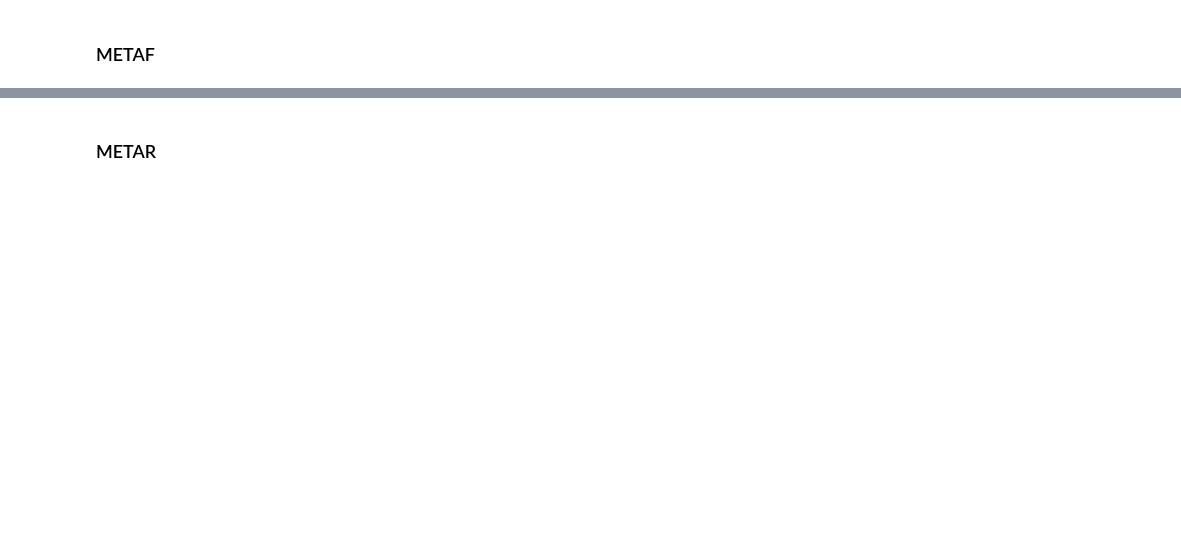
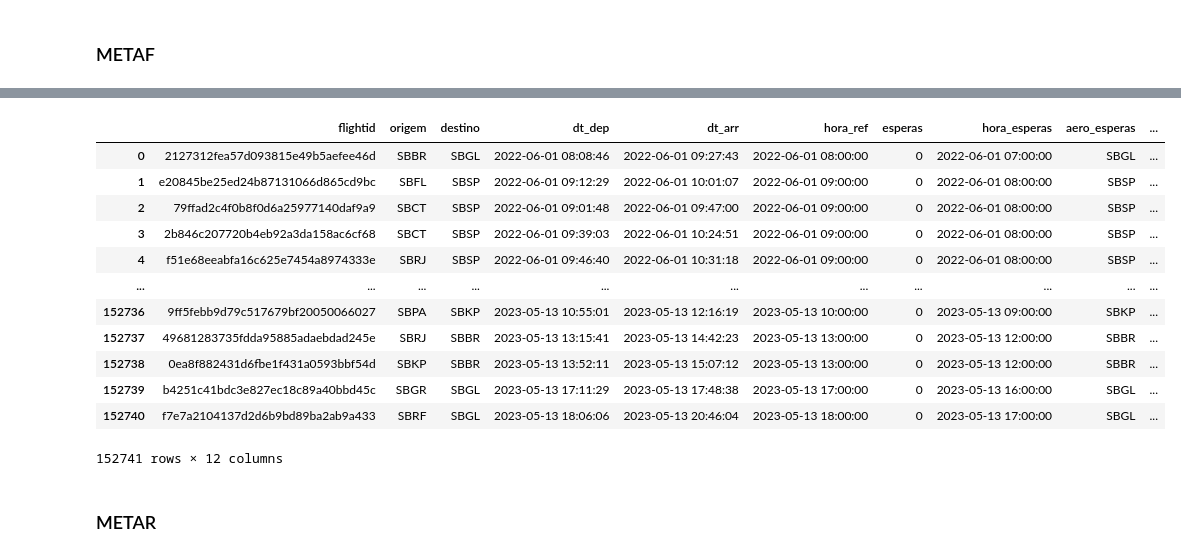
Before and after one commit to UFRJ-Analytica/competicao-ita, a Jupyter notebook: main.ipynb, the cells around one changed output, grey strips where cells are left out. Saved outputs shown, nothing was run; the diff lists cells and outputs as text; code cells hidden in the pictures; blank space fills up the shorter version.

```diff
--- a/main.ipynb
+++ b/main.ipynb
@@ -110,0 +135,3 @@ esperas
+# %%
+esperas['hora_esperas'] = esperas['hora_esperas'] + timedelta(hours=1)
+esperas['hora_esperas']
@@ -110,0 +153,3 @@ esperas
+# %%
+merge1['hora_esperas']  = merge1['hora_esperas'] - timedelta(hours=1)
+merge1
@@ -130,3 +200,22 @@ metaf
+# %%
+metaf['hora_metaf'] = metaf['hora_metaf'] - timedelta(hours=1)
+merge1 = pd.merge(merge1, metaf, left_on=['hora_ref', 'destino'], right_on=['hora_metaf', 'aero_metaf'], how='inner')
+merge1['hora_metaf']  = merge1['hora_metaf'] + timedelta(hours=1)
+merge1
+# %% [output]
+|  | flightid | origem | destino | dt_dep | dt_arr | hora_ref | esperas | hora_esperas | aero_esperas | ... |
+| 0 | 2127312fea57d093815e49b5aefee46d | SBBR | SBGL | 2022-06-01 08:08:46 | 2022-06-01 09:27:43 | 2022-06-01 08:00:00 | 0 | 2022-06-01 07:00:00 | SBGL | ... |
+| 1 | e20845be25ed24b87131066d865cd9bc | SBFL | SBSP | 2022-06-01 09:12:29 | 2022-06-01 10:01:07 | 2022-06-01 09:00:00 | 0 | 2022-06-01 08:00:00 | SBSP | ... |
+| 2 | 79ffad2c4f0b8f0d6a25977140daf9a9 | SBCT | SBSP | 2022-06-01 09:01:48 | 2022-06-01 09:47:00 | 2022-06-01 09:00:00 | 0 | 2022-06-01 08:00:00 | SBSP | ... |
+| 3 | 2b846c207720b4eb92a3da158ac6cf68 | SBCT | SBSP | 2022-06-01 09:39:03 | 2022-06-01 10:24:51 | 2022-06-01 09:00:00 | 0 | 2022-06-01 08:00:00 | SBSP | ... |
+| 4 | f51e68eeabfa16c625e7454a8974333e | SBRJ | SBSP | 2022-06-01 09:46:40 | 2022-06-01 10:31:18 | 2022-06-01 09:00:00 | 0 | 2022-06-01 08:00:00 | SBSP | ... |
+| ... | ... | ... | ... | ... | ... | ... | ... | ... | ... | ... |
+| 152736 | 9ff5febb9d79c517679bf20050066027 | SBPA | SBKP | 2023-05-13 10:55:01 | 2023-05-13 12:16:19 | 2023-05-13 10:00:00 | 0 | 2023-05-13 09:00:00 | SBKP | ... |
+| 152737 | 49681283735fdda95885adaebdad245e | SBRJ | SBBR | 2023-05-13 13:15:41 | 2023-05-13 14:42:23 | 2023-05-13 13:00:00 | 0 | 2023-05-13 12:00:00 | SBBR | ... |
+| 152738 | 0ea8f882431d6fbe1f431a0593bbf54d | SBKP | SBBR | 2023-05-13 13:52:11 | 2023-05-13 15:07:12 | 2023-05-13 13:00:00 | 0 | 2023-05-13 12:00:00 | SBBR | ... |
+| 152739 | b4251c41bdc3e827ec18c89a40bbd45c | SBGR | SBGL | 2023-05-13 17:11:29 | 2023-05-13 17:48:38 | 2023-05-13 17:00:00 | 0 | 2023-05-13 16:00:00 | SBGL | ... |
+| 152740 | f7e7a2104137d2d6b9bd89ba2ab9a433 | SBRF | SBGL | 2023-05-13 18:06:06 | 2023-05-13 20:46:04 | 2023-05-13 18:00:00 | 0 | 2023-05-13 17:00:00 | SBGL | ... |
+152741 rows × 12 columns
 # %% [markdown]
 ### METAR
 # %%
```
Also changed, not shown: parts of 14 cells of this notebook, 1 other file.
